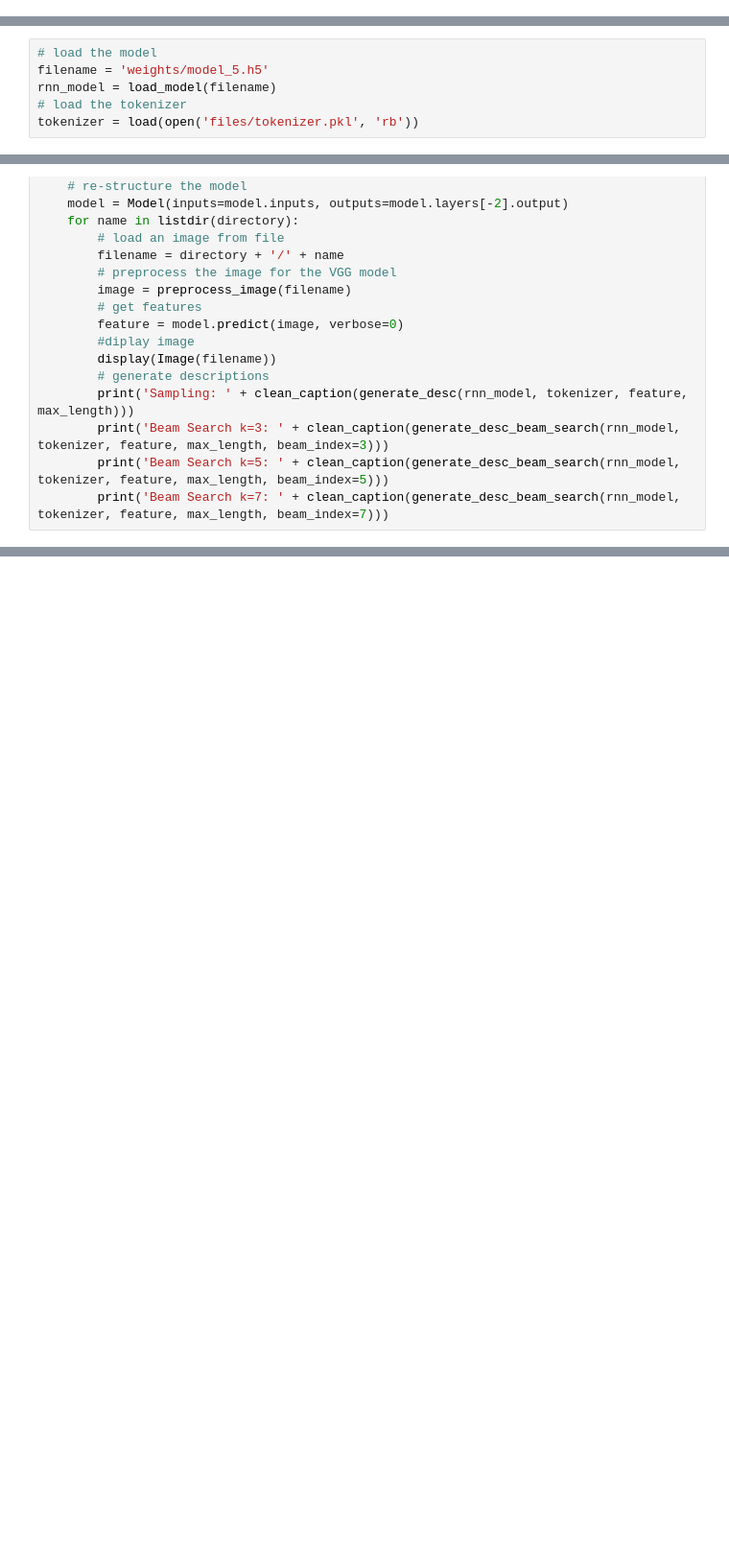
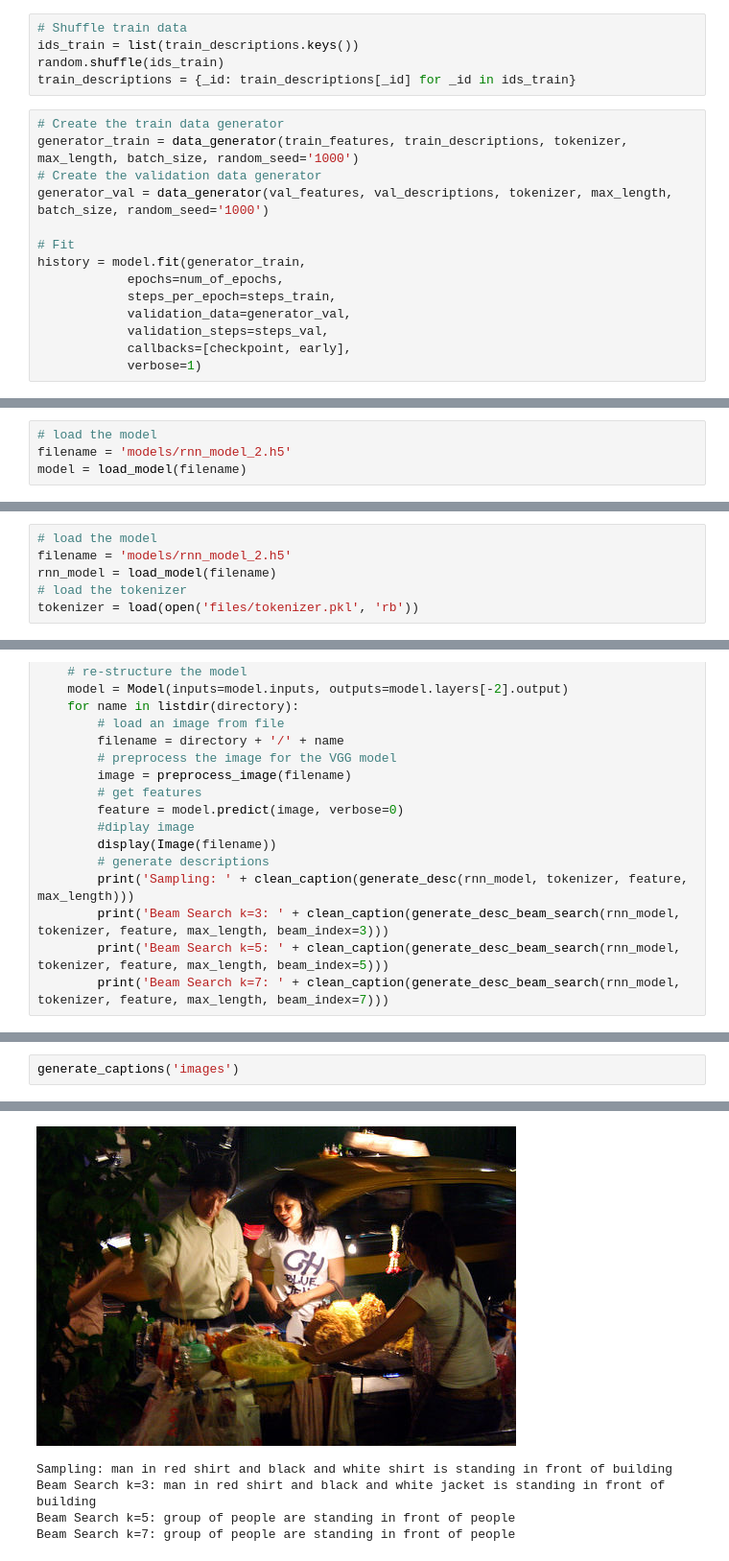
Before and after one commit to juletx/image-caption-generation, a Jupyter notebook: notebook/P71_OIER_Caption_Generation.ipynb, the cells around one changed output, grey strips where cells are left out. Shown at 96% size. Drawn from its saved outputs; the diff is of its cells as text; blank space fills up the shorter version.

```diff
--- a/notebook/P71_OIER_Caption_Generation.ipynb
+++ b/notebook/P71_OIER_Caption_Generation.ipynb
@@ -438,0 +624,19 @@ for i in range(epochs):
+# %%
+# Shuffle train data
+ids_train = list(train_descriptions.keys())
+random.shuffle(ids_train)
+train_descriptions = {_id: train_descriptions[_id] for _id in ids_train}
+# %%
+# Create the train data generator
+generator_train = data_generator(train_features, train_descriptions, tokenizer, max_length, batch_size, random_seed='1000')
+# Create the validation data generator
+generator_val = data_generator(val_features, val_descriptions, tokenizer, max_length, batch_size, random_seed='1000')
+
+# Fit
+history = model.fit(generator_train,
+            epochs=num_of_epochs,
+            steps_per_epoch=steps_train,
+            validation_data=generator_val,
+            validation_steps=steps_val,
+            callbacks=[checkpoint, early],
+            verbose=1)
@@ -572,2 +804,6 @@ evaluate_model(model, test_descriptions, test_features, tokenizer, max_length)
+# %%
+# load the model
+filename = 'models/rnn_model_2.h5'
+model = load_model(filename)
 # %%
 evaluate_model_beam_search(model, test_descriptions, test_features, tokenizer, max_length, beam_index=3)
@@ -578,7 +811,7 @@ evaluate_model_beam_search(model, test_descriptions, test_features, tokenizer, m
 # Generate Captions
 # %%
 # load the model
-filename = 'weights/model_5.h5'
+filename = 'models/rnn_model_2.h5'
 rnn_model = load_model(filename)
 # load the tokenizer
 tokenizer = load(open('files/tokenizer.pkl', 'rb'))
@@ -615,0 +880,3 @@ generate_captions('images')
+# %%
+generate_captions('images')
+# %% [output]
@@ -615,0 +885,5 @@ generate_captions('images')
+[figure, added]
+Sampling: man in red shirt and black and white shirt is standing in front of building
+Beam Search k=3: man in red shirt and black and white jacket is standing in front of building
+Beam Search k=5: group of people are standing in front of people
+Beam Search k=7: group of people are standing in front of people
```
Also changed, not shown: parts of 29 cells of this notebook, 13 other files.
